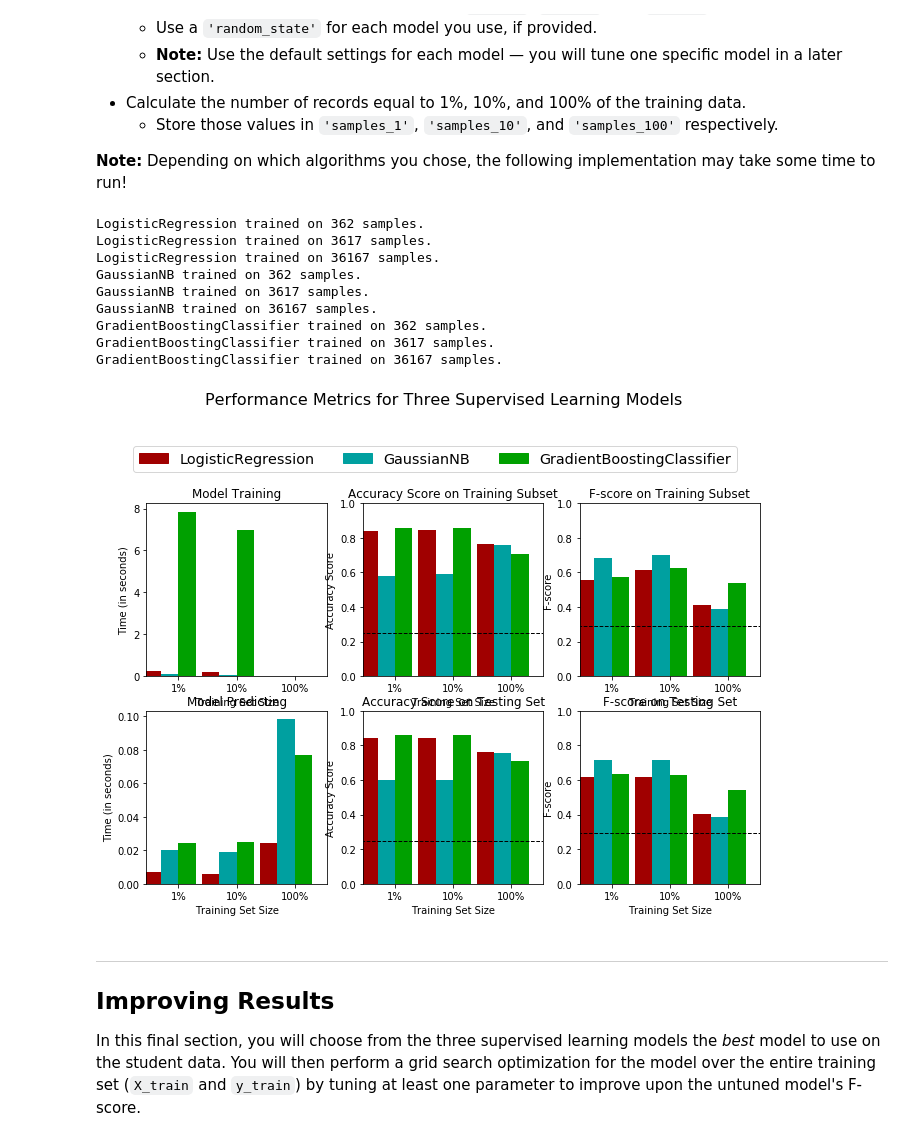
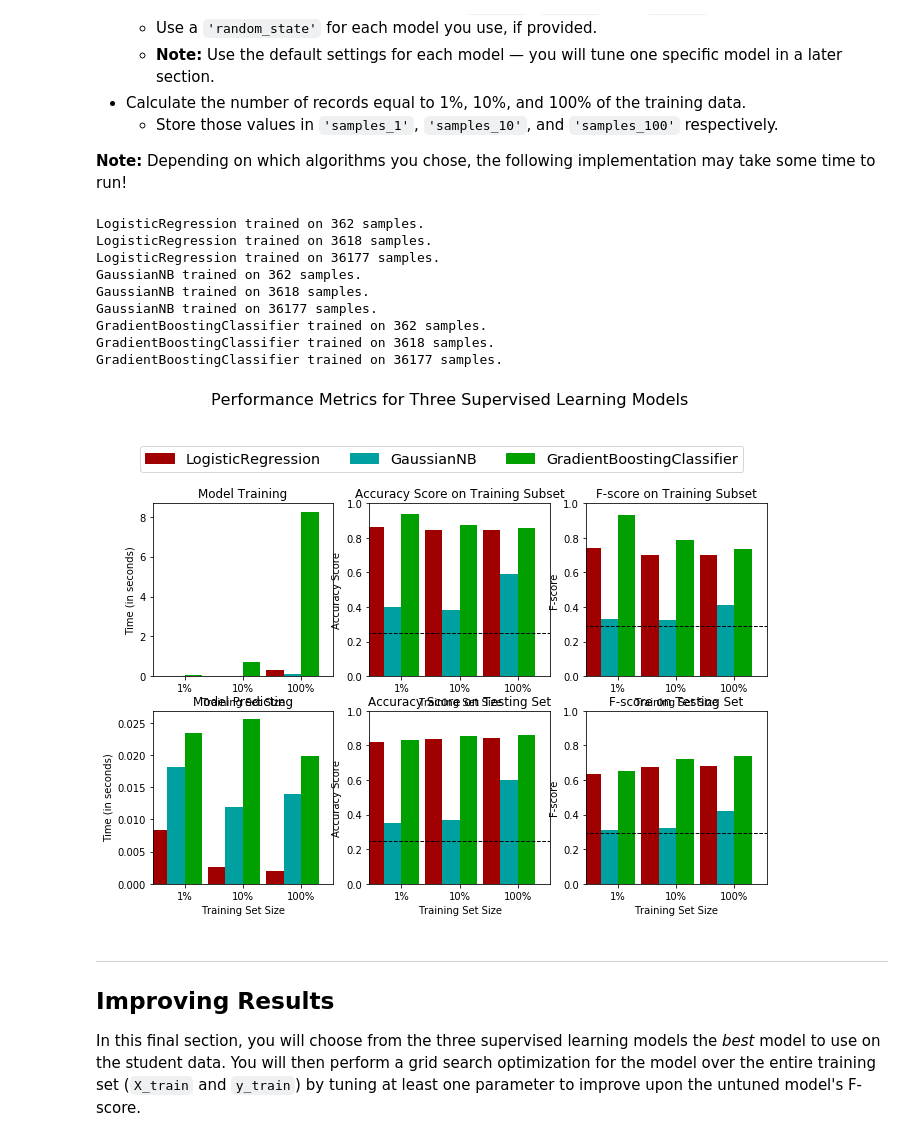
Before and after one commit to ConnorJungle/finding_donors, a Jupyter notebook: finding_donors/finding_donors.ipynb, the cells around one changed output. Saved outputs shown, nothing was run; the diff lists cells and outputs as text; code cells hidden in the pictures.

```diff
--- a/finding_donors/finding_donors.ipynb
+++ b/finding_donors/finding_donors.ipynb
@@ -347,7 +347,7 @@ def train_predict(learner, sample_size, X_train, y_train, X_test, y_test):
 
     # TODO: Fit the learner to the training data using slicing with 'sample_size' using .fit(training_features[:], training_labels[:])
     start = time.time() # Get start time
-    learner = learner.fit(X_train[sample_size:], y_train[sample_size:])
+    learner = learner.fit(X_train[:sample_size], y_train[:sample_size])
     end = time.time() # Get end time
 
     # TODO: Calculate the training time
@@ -357,23 +357,23 @@ def train_predict(learner, sample_size, X_train, y_train, X_test, y_test):
     #       then get predictions on the first 300 training samples(X_train) using .predict()
     start = time.time() # Get start time
     predictions_test = learner.predict(X_test)
-    predictions_train = learner.predict(X_train[:sample_size])
+    predictions_train = learner.predict(X_train[:300])
     end = time.time() # Get end time
 
     # TODO: Calculate the total prediction time
     results['pred_time'] = end - start
 
     # TODO: Compute accuracy on the first 300 training samples which is y_train[:300]
-    results['acc_train'] = accuracy_score(y_train[:sample_size], predictions_train)
+    results['acc_train'] = accuracy_score(y_train[:300], predictions_train)
 
     # TODO: Compute accuracy on test set using accuracy_score()
     results['acc_test'] = accuracy_score(y_test, predictions_test)
 
     # TODO: Compute F-score on the the first 300 training samples using fbeta_score()
-    results['f_train'] = fbeta_score(y_train[:sample_size], predictions_train, 2)
+    results['f_train'] = fbeta_score(y_train[:300], predictions_train, 0.5)
 
     # TODO: Compute F-score on the test set which is y_test
-    results['f_test'] = fbeta_score(y_test, predictions_test, 2)
+    results['f_test'] = fbeta_score(y_test, predictions_test, 0.5)
 
     # Success
     print("{} trained on {} samples.".format(learner.__class__.__name__, sample_size))
@@ -395,43 +395,43 @@ In the code cell, you will need to implement the following:
 # TODO: Import the three supervised learning models from sklearn
 from sklearn.linear_model import LogisticRegression
 from sklearn.naive_bayes import GaussianNB
 from sklearn.ensemble import GradientBoostingClassifier
 
 # TODO: Initialize the three models
-clf_A = LogisticRegression()
+clf_A = LogisticRegression(random_state=42)
 clf_B = GaussianNB()
-clf_C = GradientBoostingClassifier()
+clf_C = GradientBoostingClassifier(random_state=42)
 
 # TODO: Calculate the number of samples for 1%, 10%, and 100% of the training data
 # HINT: samples_100 is the entire training set i.e. len(y_train)
 # HINT: samples_10 is 10% of samples_100 (ensure to set the count of the values to be `int` and not `float`)
 # HINT: samples_1 is 1% of samples_100 (ensure to set the count of the values to be `int` and not `float`)
-samples_100 = len(y_train) - 10
+samples_100 = len(y_train)
 samples_10 = int(round(samples_100 * 0.1))
 samples_1 = int(round(samples_100 * 0.01))
 
 # Collect results on the learners
 results = {}
 for clf in [clf_A, clf_B, clf_C]:
     clf_name = clf.__class__.__name__
     results[clf_name] = {}
     for i, samples in enumerate([samples_1, samples_10, samples_100]):
         results[clf_name][i] = \
         train_predict(clf, samples, X_train, y_train, X_test, y_test)
 
 # Run metrics visualization for the three supervised learning models chosen
 vs.evaluate(results, accuracy, fscore)
 # %% [output]
 LogisticRegression trained on 362 samples.
-LogisticRegression trained on 3617 samples.
-LogisticRegression trained on 36167 samples.
+LogisticRegression trained on 3618 samples.
+LogisticRegression trained on 36177 samples.
 GaussianNB trained on 362 samples.
-GaussianNB trained on 3617 samples.
-GaussianNB trained on 36167 samples.
+GaussianNB trained on 3618 samples.
+GaussianNB trained on 36177 samples.
 GradientBoostingClassifier trained on 362 samples.
-GradientBoostingClassifier trained on 3617 samples.
-GradientBoostingClassifier trained on 36167 samples.
+GradientBoostingClassifier trained on 3618 samples.
+GradientBoostingClassifier trained on 36177 samples.
-[figure, old version]
+[figure, new version]
 # %% [markdown]
 ----
 ## Improving Results
```
Also changed, not shown: parts of 3 cells of this notebook.
